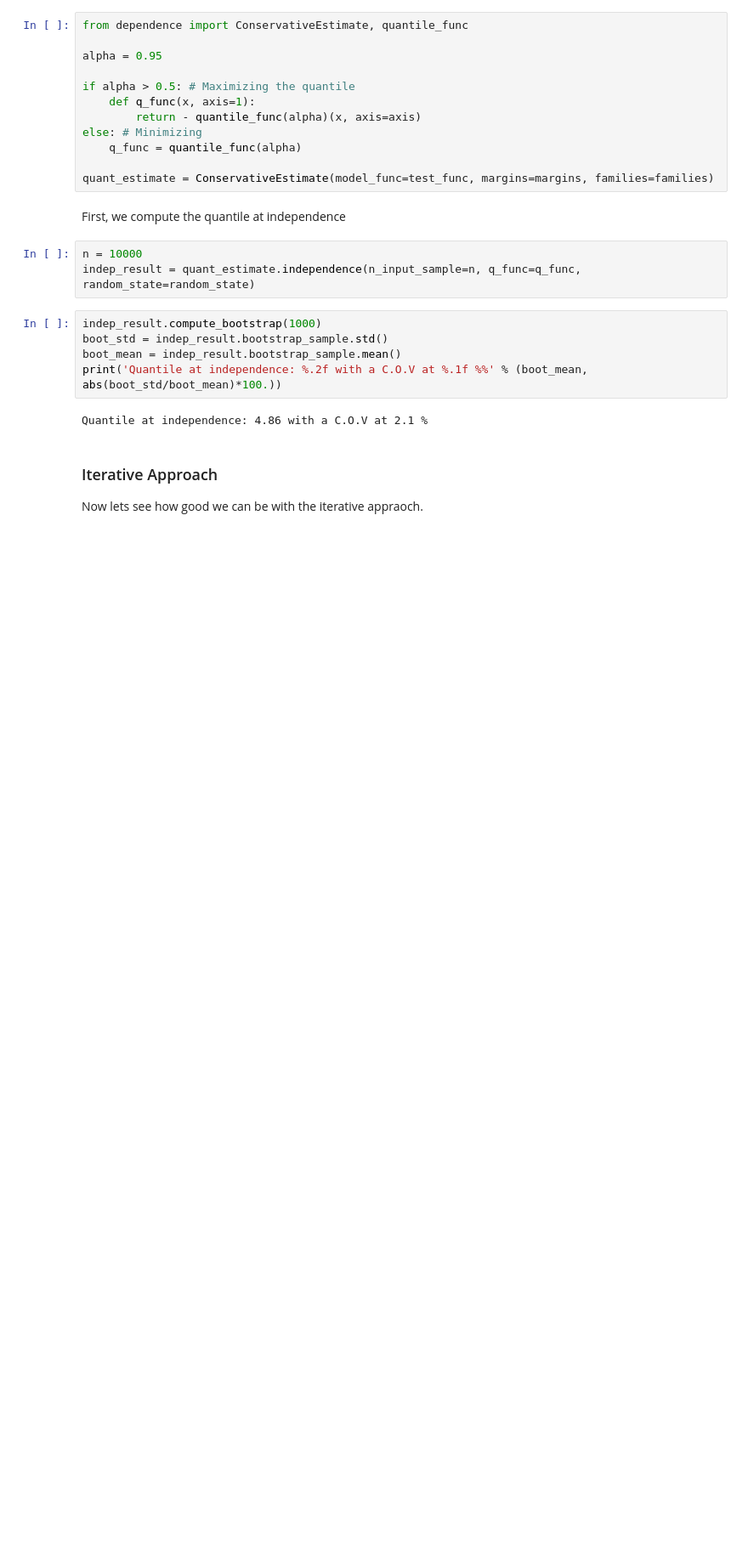
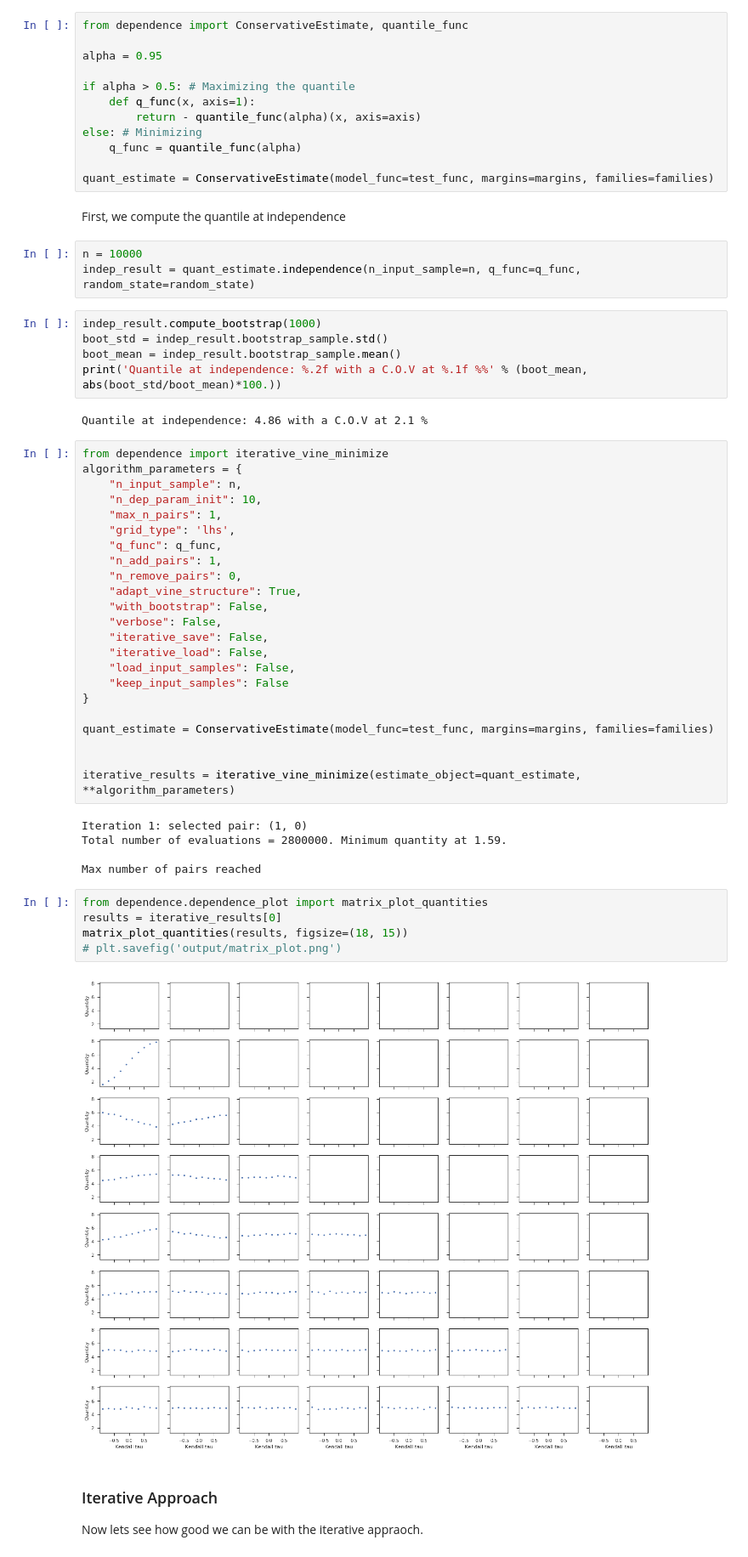
Before and after one commit to NazBen/dep-impact, a Jupyter notebook: examples/iterative-vine-construction.ipynb, the cells around one changed output. Shown at 85% size. Saved outputs shown, nothing was run; the diff lists cells and outputs as text; blank space fills up the shorter version.

```diff
--- a/examples/iterative-vine-construction.ipynb
+++ b/examples/iterative-vine-construction.ipynb
@@ -83,6 +83,41 @@ boot_mean = indep_result.bootstrap_sample.mean()
 print('Quantile at independence: %.2f with a C.O.V at %.1f %%' % (boot_mean, abs(boot_std/boot_mean)*100.))
 # %% [output]
 Quantile at independence: 4.86 with a C.O.V at 2.1 %
+# %%
+from dependence import iterative_vine_minimize
+algorithm_parameters = {
+    "n_input_sample": n,
+    "n_dep_param_init": 10,
+    "max_n_pairs": 1,
+    "grid_type": 'lhs',
+    "q_func": q_func,
+    "n_add_pairs": 1,
+    "n_remove_pairs": 0,
+    "adapt_vine_structure": True,
+    "with_bootstrap": False,
+    "verbose": False,
+    "iterative_save": False,
+    "iterative_load": False,
+    "load_input_samples": False,
+    "keep_input_samples": False
+}
+
+quant_estimate = ConservativeEstimate(model_func=test_func, margins=margins, families=families)
+
+
+iterative_results = iterative_vine_minimize(estimate_object=quant_estimate, **algorithm_parameters)
+# %% [output]
+Iteration 1: selected pair: (1, 0)
+Total number of evaluations = 2800000. Minimum quantity at 1.59.
+
+Max number of pairs reached
+# %%
+from dependence.dependence_plot import matrix_plot_quantities
+results = iterative_results[0]
+matrix_plot_quantities(results, figsize=(18, 15))
+# plt.savefig('output/matrix_plot.png')
+# %% [output]
+[figure, added]
 # %% [markdown]
 ### Iterative Approach
 Now lets see how good we can be with the iterative appraoch.
```
Also changed, not shown: parts of 11 cells of this notebook, 3 other files.
